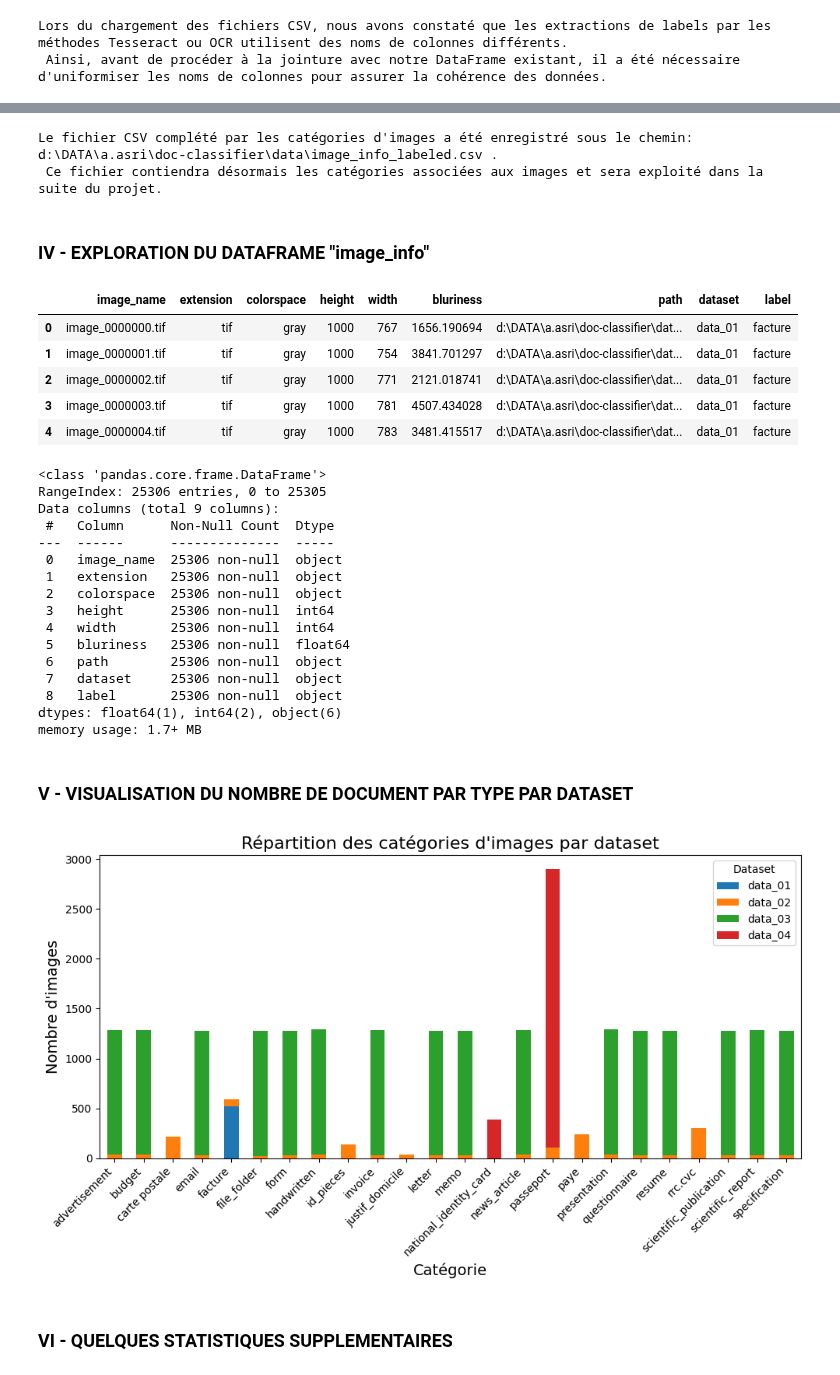
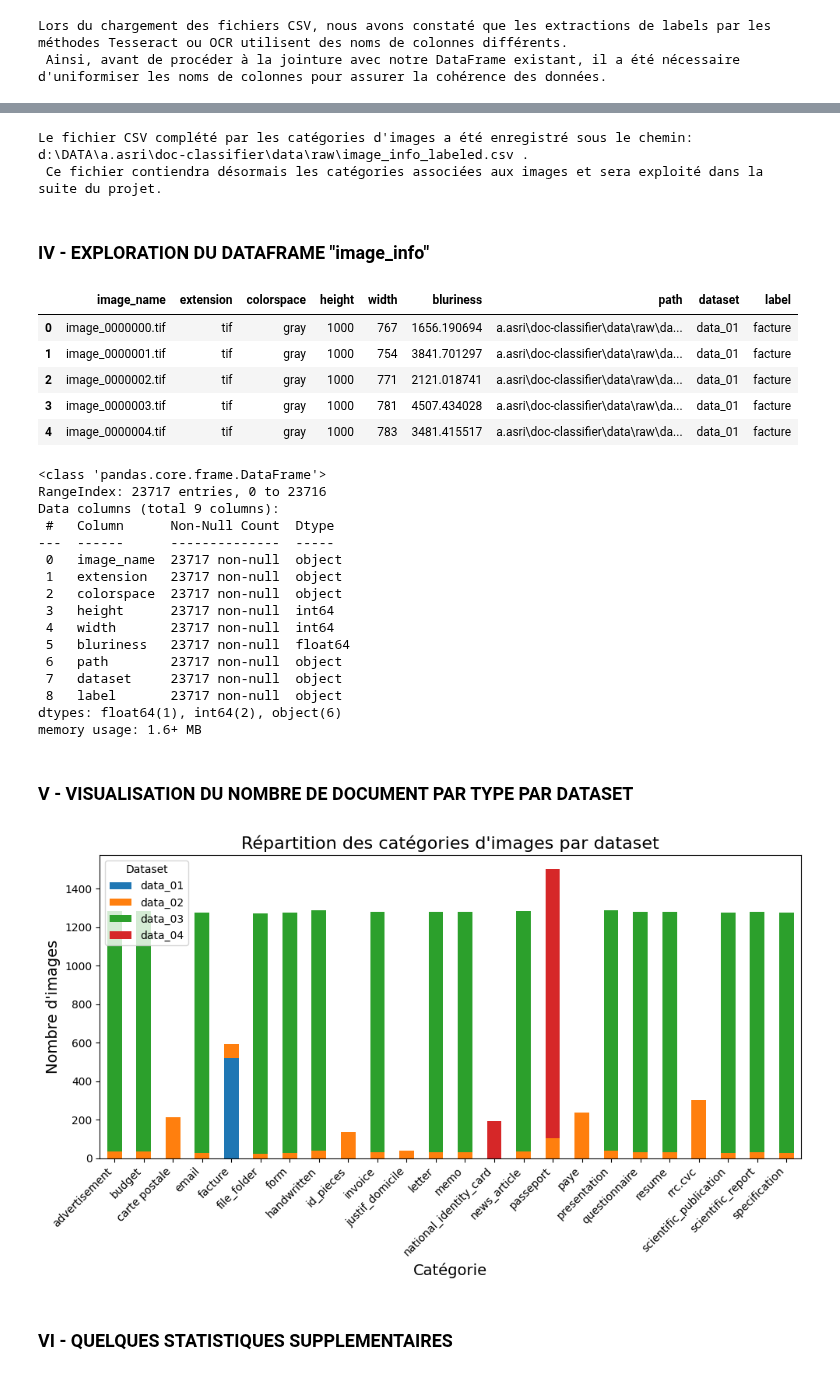
Before and after one commit to HSrbyte/doc-classifier, a Jupyter notebook: notebooks/01-aasri-extract-img-info.ipynb, the cells around one changed output, grey strips where cells are left out. Drawn from its saved outputs; the diff is of its cells as text; code cells hidden in the pictures.

```diff
--- a/notebooks/01-aasri-extract-img-info.ipynb
+++ b/notebooks/01-aasri-extract-img-info.ipynb
@@ -158,10 +25,25 @@ Le fichier CSV sera enregistré dans d:\DATA\a.asri\doc-classifier\data\image_in
+# %%
+"""REMARQUE : Cette étape génère un fichier "img_info.csv" contenant des informations détaillées sur les images. L'exécution de cette tâche est estimée à environ 5 minutes.\
+Le fichier produit comprendra diverses informations telles que les dimensions, la netteté, l'espace colorimétrique, etc., relatives aux images. Il est important de noter que ce fichier ne sera utilisé qu'une seule fois.
+Le DataFrame "image_info" sera créé par la suite à partir de ce fichier et sera complété par les étiquettes issues de l'analyse des images."""
+
+# Définition des chemins de dossiers
+folder_paths = []
+
+# Boucle pour créer les chemins de dossiers en fonction de la structure spécifiée
+for i in [1, 2, 3, 4]:
+    folder_path = os.path.join(project_dir, 'data', 'raw', f'data_0{i}', 'images')
+    folder_paths.append(folder_path)
+
+# Extraire les informations sur les images et créer le fichier
+image_info_df = extract_image_info(folder_paths)
 # %% [markdown]
 ### II - CHARGEMENT DES FICHIERS CONTENANT L'INFORMATION SUR LA CATEGORIES
 # %%
 # Charger les fichiers CSV
-data_set02_path = os.path.join(parent_folder, 'data','raw', 'data_02', 'other_data.csv')
-data_set03_path = os.path.join(parent_folder, 'data','raw', 'data_03', 'categories.csv')
-data_set04_path = os.path.join(parent_folder, 'data','raw',  'data_04', 'categories.csv')
+data_set02_path = os.path.join(project_dir, 'data','raw', 'data_02', 'other_data.csv')
+data_set03_path = os.path.join(project_dir, 'data','raw', 'data_03', 'categories.csv')
+data_set04_path = os.path.join(project_dir, 'data','raw',  'data_04', 'categories.csv')
 
 # Charger les fichiers CSV en DataFrame
 data_02_df = pd.read_csv(data_set02_path)[['filename', 'type']]
@@ -178,7 +60,4 @@ Lors du chargement des fichiers CSV, nous avons constaté que les extractions de
 # %%
-#Lire le fichier générer
-image_info = pd.read_csv(os.path.join(output_folder, 'image_info.csv'))
-
 # Renommer les colonnes pour dataset 2, 3 et 4 :
 data_02_df = data_02_df.rename(columns={'type': 'label' , 'filename' : 'image_name'})
 data_03_df = data_03_df.rename(columns={'category': 'label'})
@@ -196,84 +75,84 @@ merged_data = pd.concat([data_02_df, data_03_df, data_04_df], ignore_index=True)
 merged_data['id'] = merged_data['image_name'] + '_' + merged_data['dataset']
 
 # Créer la colonne identifiant unique
-image_info['id'] = image_info['image_name'] + '_' + image_info['dataset']
+image_info_df['id'] = image_info_df['image_name'] + '_' + image_info_df['dataset']
 
 # Joindre les DataFrames en utilisant l'identifiant unique
-image_info = pd.merge(image_info, merged_data[['id', 'label']], on='id', how='left')
+image_info_df = pd.merge(image_info_df, merged_data[['id', 'label']], on='id', how='left')
 
 # Mettre à jour la colonne label pour les lignes où dataset est data_01
-image_info.loc[image_info['dataset'] == 'data_01', 'label'] = 'facture'
+image_info_df.loc[image_info_df['dataset'] == 'data_01', 'label'] = 'facture'
 
 # Supprimer la colonne identifiant unique
-image_info.drop(columns=['id'], inplace=True)
+image_info_df.drop(columns=['id'], inplace=True)
 
 
 # Enregistrement des informations dans un fichier CSV
 csv_filepath = os.path.join(output_folder, 'image_info_labeled.csv')
 
 # Enregistrer le DataFrame dans un fichier CSV
-image_info.to_csv(csv_filepath, index=False)
+image_info_df.to_csv(csv_filepath, index=False)
 
 # Afficher le nom du fichier mis à jour
 print(f"Le fichier CSV complété par les catégories d'images a été enregistré sous le chemin:", csv_filepath, '. \n Ce fichier contiendra désormais les catégories associées aux images et sera exploité dans la suite du projet.')
 # %% [output]
-Le fichier CSV complété par les catégories d'images a été enregistré sous le chemin: d:\DATA\a.asri\doc-classifier\data\image_info_labeled.csv .
+Le fichier CSV complété par les catégories d'images a été enregistré sous le chemin: d:\DATA\a.asri\doc-classifier\data\raw\image_info_labeled.csv .
  Ce fichier contiendra désormais les catégories associées aux images et sera exploité dans la suite du projet.
 # %% [markdown]
 ### IV - EXPLORATION DU DATAFRAME "image_info"
 # %%
-# Présentation des premières colonnes du dataframe "image_info"
-image_info.head(5)
+# Présentation des premières colonnes du dataframe "image_info_df"
+image_info_df.head(5)
 # %% [output]
 |  | image_name | extension | colorspace | height | width | bluriness | path | dataset | label |
-| 0 | image_0000000.tif | tif | gray | 1000 | 767 | 1656.190694 | d:\DATA\a.asri\doc-classifier\dat... | data_01 | facture |
-| 1 | image_0000001.tif | tif | gray | 1000 | 754 | 3841.701297 | d:\DATA\a.asri\doc-classifier\dat... | data_01 | facture |
-| 2 | image_0000002.tif | tif | gray | 1000 | 771 | 2121.018741 | d:\DATA\a.asri\doc-classifier\dat... | data_01 | facture |
-| 3 | image_0000003.tif | tif | gray | 1000 | 781 | 4507.434028 | d:\DATA\a.asri\doc-classifier\dat... | data_01 | facture |
-| 4 | image_0000004.tif | tif | gray | 1000 | 783 | 3481.415517 | d:\DATA\a.asri\doc-classifier\dat... | data_01 | facture |
+| 0 | image_0000000.tif | tif | gray | 1000 | 767 | 1656.190694 | a.asri\doc-classifier\data\raw\da... | data_01 | facture |
+| 1 | image_0000001.tif | tif | gray | 1000 | 754 | 3841.701297 | a.asri\doc-classifier\data\raw\da... | data_01 | facture |
+| 2 | image_0000002.tif | tif | gray | 1000 | 771 | 2121.018741 | a.asri\doc-classifier\data\raw\da... | data_01 | facture |
+| 3 | image_0000003.tif | tif | gray | 1000 | 781 | 4507.434028 | a.asri\doc-classifier\data\raw\da... | data_01 | facture |
+| 4 | image_0000004.tif | tif | gray | 1000 | 783 | 3481.415517 | a.asri\doc-classifier\data\raw\da... | data_01 | facture |
 # %%
 #Quelques informations sur les données :
-image_info.info()
+image_info_df.info()
 # %% [output]
 <class 'pandas.core.frame.DataFrame'>
-RangeIndex: 25306 entries, 0 to 25305
+RangeIndex: 23717 entries, 0 to 23716
 Data columns (total 9 columns):
  #   Column      Non-Null Count  Dtype
 ---  ------      --------------  -----
- 0   image_name  25306 non-null  object
- 1   extension   25306 non-null  object
- 2   colorspace  25306 non-null  object
- 3   height      25306 non-null  int64
- 4   width       25306 non-null  int64
- 5   bluriness   25306 non-null  float64
- 6   path        25306 non-null  object
- 7   dataset     25306 non-null  object
- 8   label       25306 non-null  object
+ 0   image_name  23717 non-null  object
+ 1   extension   23717 non-null  object
+ 2   colorspace  23717 non-null  object
+ 3   height      23717 non-null  int64
+ 4   width       23717 non-null  int64
+ 5   bluriness   23717 non-null  float64
+ 6   path        23717 non-null  object
+ 7   dataset     23717 non-null  object
+ 8   label       23717 non-null  object
 dtypes: float64(1), int64(2), object(6)
-memory usage: 1.7+ MB
+memory usage: 1.6+ MB
 # %% [markdown]
 ### V - VISUALISATION DU NOMBRE DE DOCUMENT PAR TYPE PAR DATASET
 # %%
 import matplotlib.pyplot as plt
 
 # Grouper les données par catégorie et dataset et compter le nombre d'occurrences
-category_counts_by_dataset = image_info.groupby(['label', 'dataset']).size().unstack(fill_value=0)
+category_counts_by_dataset = image_info_df.groupby(['label', 'dataset']).size().unstack(fill_value=0)
 
 # Créer un graphique à barres empilées
 category_counts_by_dataset.plot(kind='bar', stacked=True, figsize=(10, 6))
 
 # Ajouter des titres et des légendes
 plt.title('Répartition des catégories d\'images par dataset', fontsize=16)
 plt.xlabel('Catégorie', fontsize=14)
 plt.ylabel('Nombre d\'images', fontsize=14)
 plt.xticks(rotation=45, ha='right')  # Rotation des étiquettes sur l'axe x pour une meilleure lisibilité
 plt.legend(title='Dataset')
 
 # Afficher le graphique
 plt.tight_layout()
 plt.show()
 # %% [output]
-[figure, old version]
+[figure, new version]
 # %% [markdown]
 ### VI - QUELQUES STATISTIQUES SUPPLEMENTAIRES
 # %%
```
Also changed, not shown: parts of 10 cells of this notebook, 5 other files.
